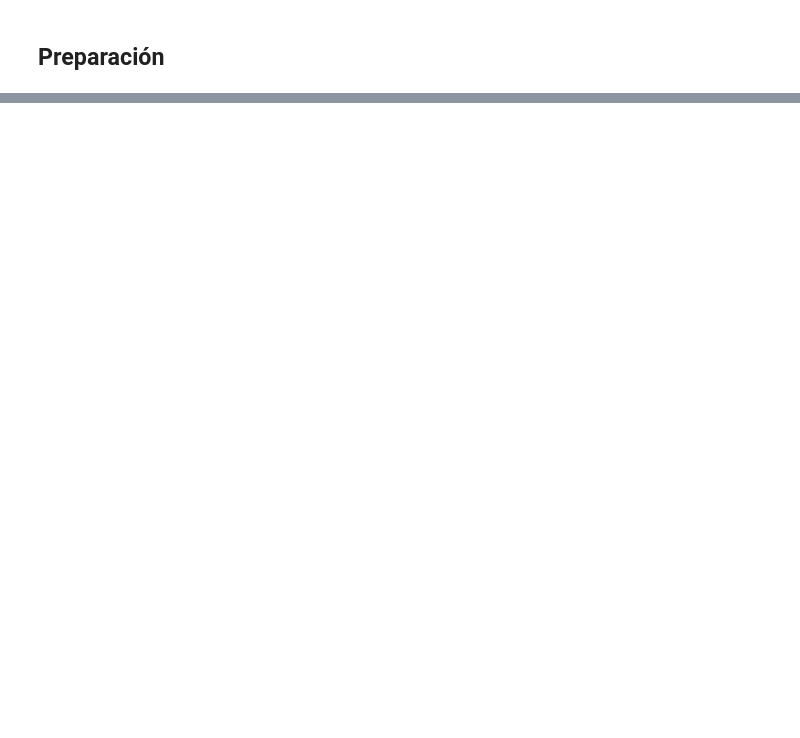
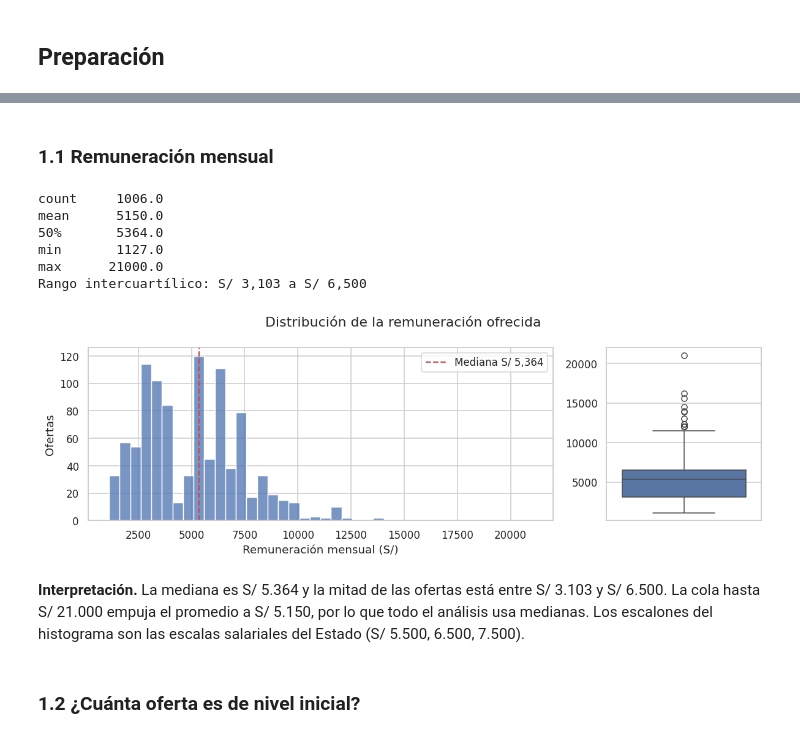
Before and after one commit to JaimeRamosT/Preprocesamiento-de-datos-y-Data-Analytics-Product, a Jupyter notebook: notebooks/05_analisis_exploratorio.ipynb, the cells around one changed output, grey strips where cells are left out. Drawn from its saved outputs; the diff is of its cells as text; code cells hidden in the pictures; blank space fills up the shorter version.

```diff
--- a/notebooks/05_analisis_exploratorio.ipynb
+++ b/notebooks/05_analisis_exploratorio.ipynb
@@ -72,0 +58,9 @@ Responder a cada objetivo actualizado y reflexionar sobre las limitaciones del p
+# %%
+ruta = next((r for r in CANDIDATOS if r.exists()), None)
+if ruta is None:
+    raise FileNotFoundError("Falta talento_peru_features.csv (salida de la etapa 4).")
+
+df = pd.read_csv(ruta, encoding=ENCODING)
+print(f"{len(df)} ofertas · {df.shape[1]} columnas · {df['vacantes'].sum()} vacantes")
+assert df["id_oferta_hash"].is_unique, "Hay identificadores repetidos"
+df.head(3)
@@ -72,0 +79,35 @@ Responder a cada objetivo actualizado y reflexionar sobre las limitaciones del p
+# %% [markdown]
+### 1.1 Remuneración mensual
+# %%
+resumen = df["remuneracion_pen"].describe()[["count", "mean", "50%", "min", "max"]]
+q1, q3 = df["remuneracion_pen"].quantile([0.25, 0.75])
+print(resumen.round(0).to_string())
+print(f"Rango intercuartílico: S/ {q1:,.0f} a S/ {q3:,.0f}")
+
+fig, (ax1, ax2) = plt.subplots(1, 2, figsize=(11, 3.8), gridspec_kw={"width_ratios": [3, 1]})
+sns.histplot(df["remuneracion_pen"], bins=40, color=AZUL, ax=ax1)
+ax1.axvline(df["remuneracion_pen"].median(), color=ROJO, linestyle="--",
+            label=f"Mediana S/ {df['remuneracion_pen'].median():,.0f}")
+ax1.set_xlabel("Remuneración mensual (S/)")
+ax1.set_ylabel("Ofertas")
+ax1.legend()
+sns.boxplot(y=df["remuneracion_pen"], color=AZUL, ax=ax2)
+ax2.set_ylabel("")
+fig.suptitle("Distribución de la remuneración ofrecida")
+plt.tight_layout()
+guardar_figura("05_distribucion_remuneracion")
+plt.show()
+# %% [output]
+count     1006.0
+mean      5150.0
+50%       5364.0
+min       1127.0
+max      21000.0
+Rango intercuartílico: S/ 3,103 a S/ 6,500
+[figure, added]
+# %% [markdown]
+**Interpretación.** La mediana es S/ 5.364 y la mitad de las ofertas está entre S/ 3.103 y S/ 6.500. La
+cola hasta S/ 21.000 empuja el promedio a S/ 5.150, por lo que todo el análisis usa medianas. Los escalones
+del histograma son las escalas salariales del Estado (S/ 5.500, 6.500, 7.500).
+# %% [markdown]
+### 1.2 ¿Cuánta oferta es de nivel inicial?
```
Also changed, not shown: parts of 60 cells of this notebook.
